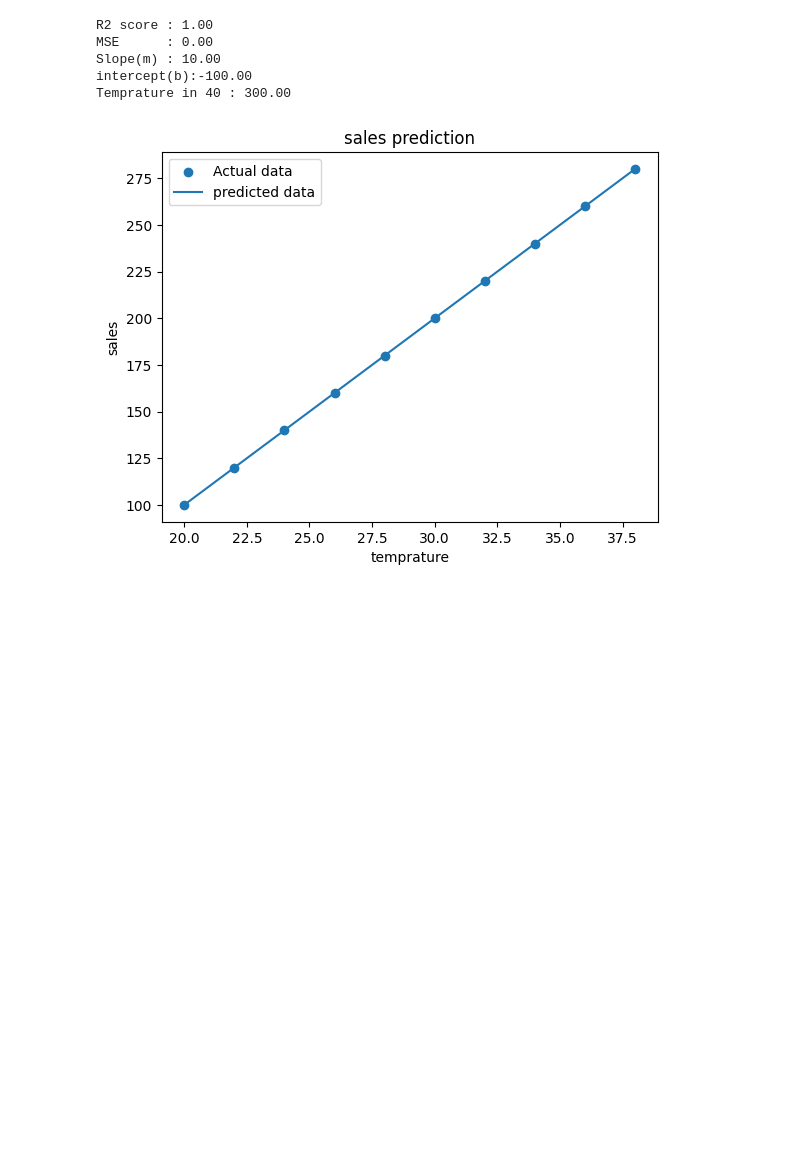
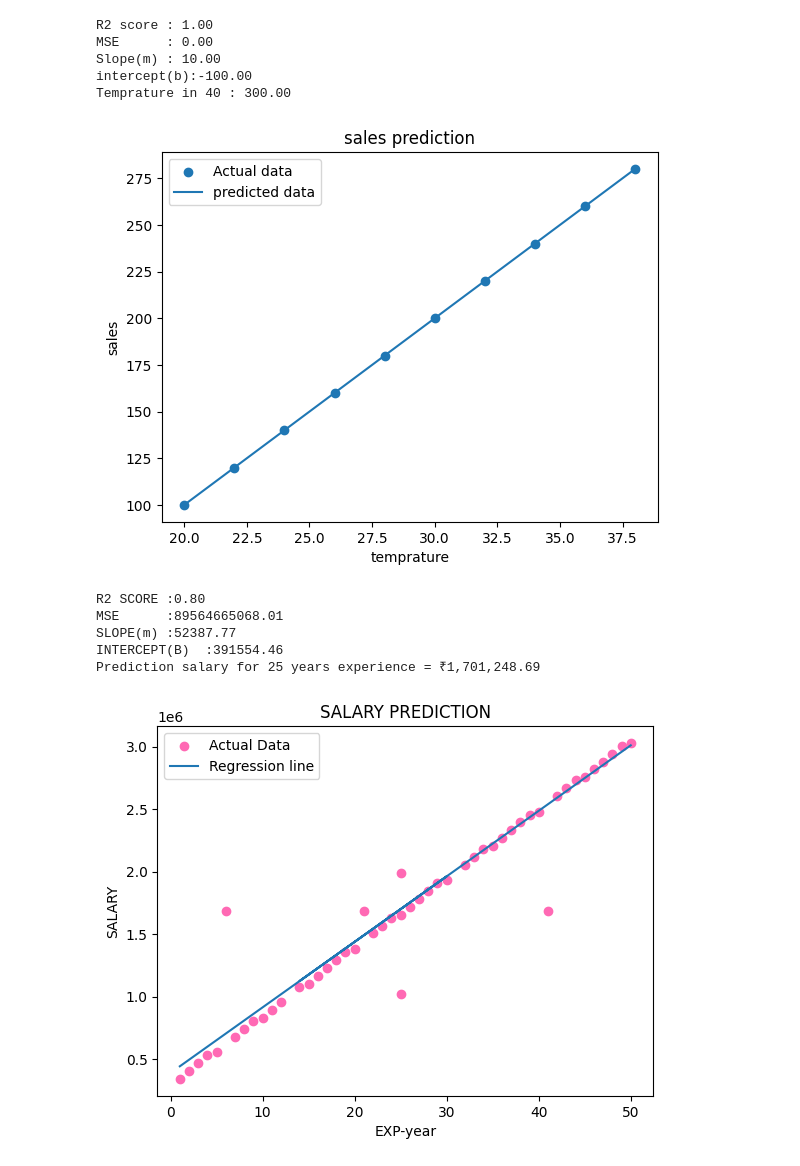
Before and after one commit to ArulprasathD/data-science, a Jupyter notebook: ML/Regression/linear-regression.ipynb, the cells around one changed output. Drawn from its saved outputs; the diff is of its cells as text; code cells hidden in the pictures; blank space fills up the shorter version.

Commit message:
linear regression

```diff
--- a/ML/Regression/linear-regression.ipynb
+++ b/ML/Regression/linear-regression.ipynb
@@ -277,0 +271,72 @@ from sklearn.metrics import mean_squared_error,r2_score
+# %%
+import pandas as pd
+import numpy as np
+import matplotlib.pyplot as plt
+from sklearn.linear_model import LinearRegression
+from sklearn.model_selection import train_test_split
+from sklearn.metrics import mean_squared_error,r2_score
+
+df = pd.read_csv('employee_salary_dirty_practice.csv')
+
+df.head()
+
+df.tail()
+
+df.shape
+
+df.describe()
+
+df.isnull().sum()
+
+df = df.fillna(df.median(numeric_only = True))
+
+df.isnull().sum()
+
+df.duplicated().sum()
+
+df = df.drop_duplicates()
+
+df.duplicated().sum()
+
+X = df[['experience_years']]
+y = df['annual_salary']
+
+X_train,X_test,y_train,y_test = train_test_split(
+    X,y,test_size = 0.3 ,random_state = 60
+)
+
+model = LinearRegression()
+model.fit(X_train,y_train)
+
+y_pred = model.predict(X_test)
+
+print(f"R2 SCORE :{r2_score(y_test,y_pred):.2f}")
+print(f"MSE      :{mean_squared_error(y_test,y_pred):.2f}")
+print(f"SLOPE(m) :{model.coef_[0]:.2f}")
+print(f"INTERCEPT(B)  :{model.intercept_:.2f}")
+
+new_data = pd.DataFrame({
+    "experience_years": [25]
+})
+
+prediction_year = model.predict(new_data)
+
+print(f"Prediction salary for 25 years experience = ₹{prediction_year[0]:,.2f}")
+
+
+plt.scatter(X,y,label = "Actual Data",color = "hotpink")
+
+
+plt.plot(X,model.predict(X),label = 'Regression line')
+plt.xlabel("EXP-year")
+plt.ylabel("SALARY")
+plt.title('SALARY PREDICTION')
+plt.legend()
+plt.show()
+# %% [output]
+R2 SCORE :0.80
+MSE      :89564665068.01
+SLOPE(m) :52387.77
+INTERCEPT(B)  :391554.46
+Prediction salary for 25 years experience = ₹1,701,248.69
+[figure, added]
```
Also changed, not shown: parts of 1 cell of this notebook.
